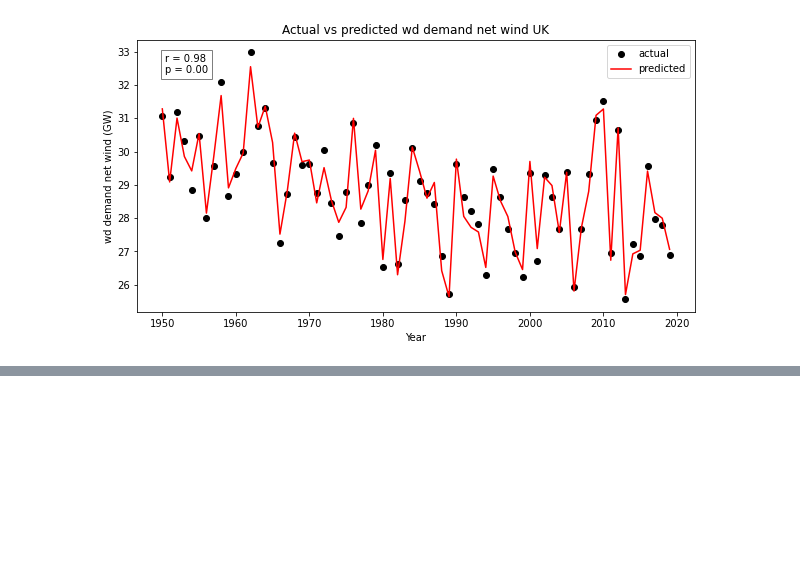
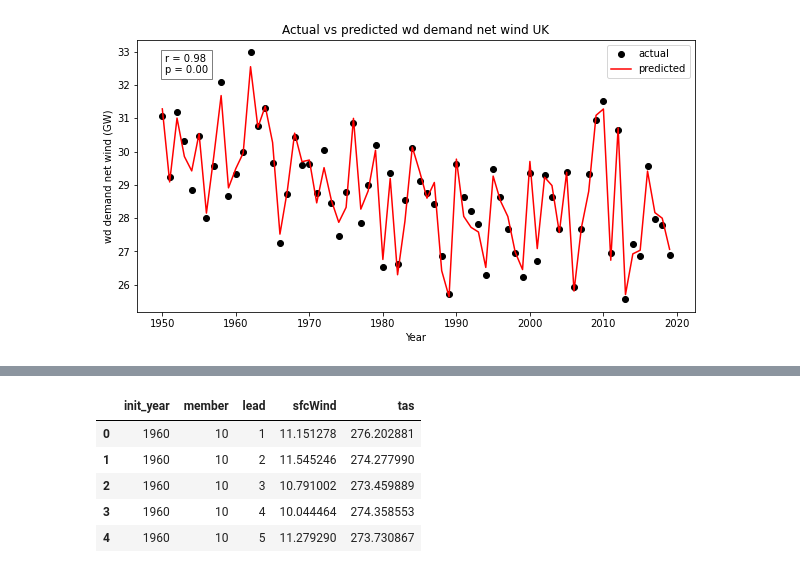
Before and after one commit to benhutchmet/unseen_multi_year, a Jupyter notebook: testing_clearheads_dnw.ipynb, the cells around one changed output, grey strips where cells are left out. Saved outputs shown, nothing was run; the diff lists cells and outputs as text; code cells hidden in the pictures; blank space fills up the shorter version.

```diff
--- a/testing_clearheads_dnw.ipynb
+++ b/testing_clearheads_dnw.ipynb
@@ -783,0 +788,11 @@ plt.legend()
+# %%
+# Set up the path to the data
+csv_dir = "/gws/nopw/j04/canari/users/benhutch/unseen/saved_dfs"
+sfcwind_fname = "HadGEM3-GC31-MM_sfcWind_United Kingdom_ONDJFM_1960_1965_dcppA-hindcast_Amon.csv"
+t2m_fname = "HadGEM3-GC31-MM_tas_United Kingdom_ONDJFM_1960_1965_dcppA-hindcast_Amon.csv"
+
+# Load the data
+df_sfcwind = pd.read_csv(os.path.join(csv_dir, sfcwind_fname))
+
+# Load the data
+df_t2m = pd.read_csv(os.path.join(csv_dir, t2m_fname))
@@ -783,0 +808,18 @@ plt.legend()
+# %%
+# rename the data column for df_sfcwind
+df_sfcwind.rename(columns={"data": "sfcWind"}, inplace=True)
+
+# rename the data column for df_t2m
+df_t2m.rename(columns={"data": "tas"}, inplace=True)
+# %%
+# merge the dataframes
+df = pd.merge(df_sfcwind, df_t2m, on=['init_year', 'member', 'lead'])
+# %%
+df.head()
+# %% [output]
+|  | init_year | member | lead | sfcWind | tas |
+| 0 | 1960 | 10 | 1 | 11.151278 | 276.202881 |
+| 1 | 1960 | 10 | 2 | 11.545246 | 274.277990 |
+| 2 | 1960 | 10 | 3 | 10.791002 | 273.459889 |
+| 3 | 1960 | 10 | 4 | 10.044464 | 274.358553 |
+| 4 | 1960 | 10 | 5 | 11.279290 | 273.730867 |
```
Also changed, not shown: parts of 10 cells of this notebook, 1 other file.
